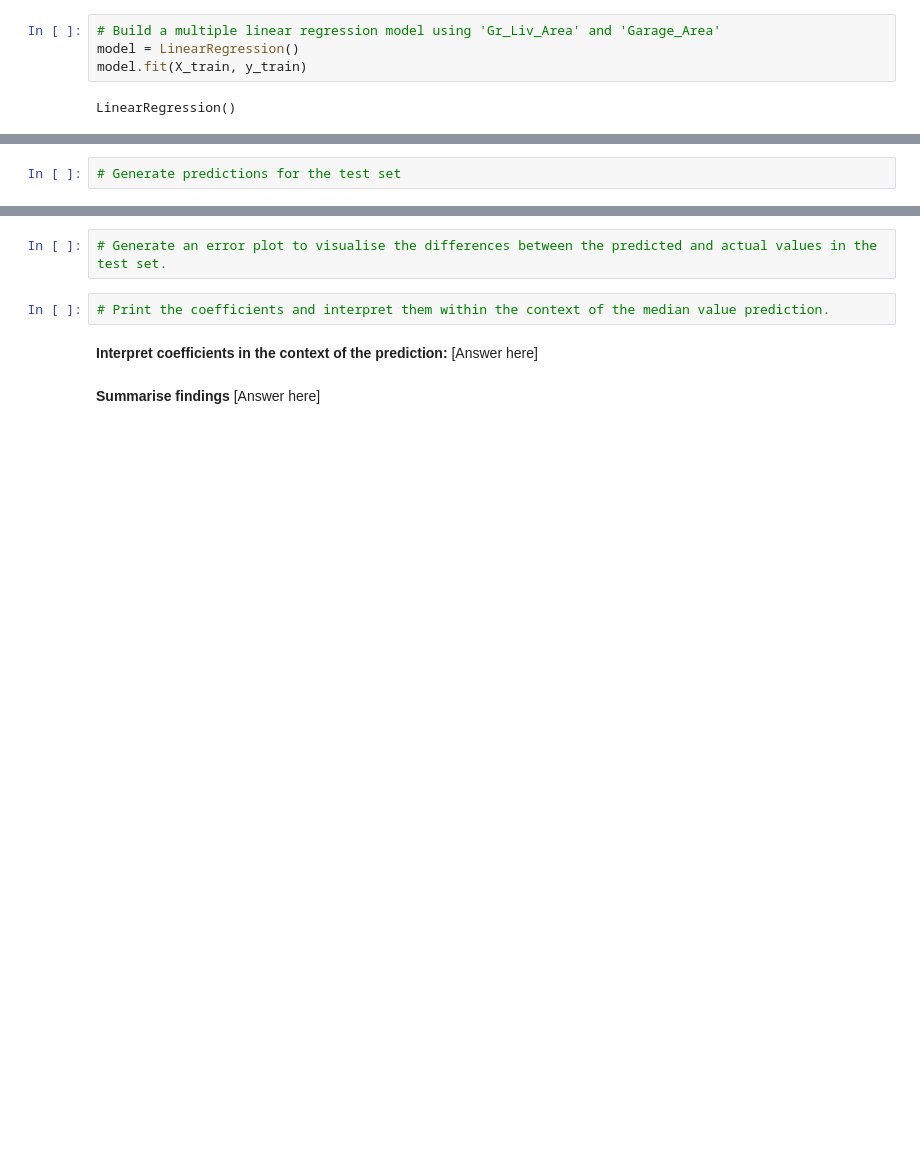
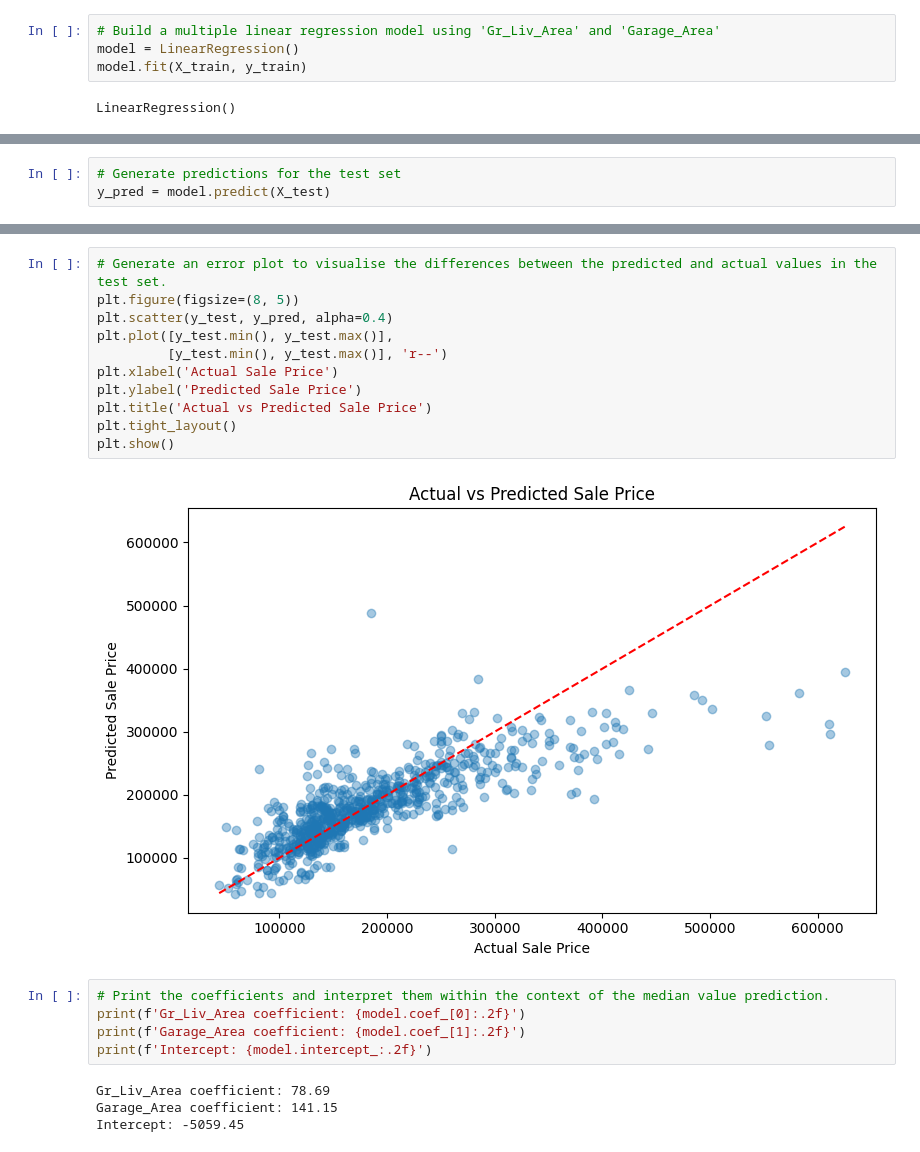
Before and after one commit to PerryRichardson/ames-house-price-regression, a Jupyter notebook: Linear_Regression_Ames.ipynb, the cells around one changed output, grey strips where cells are left out. Saved outputs shown, nothing was run; the diff lists cells and outputs as text; blank space fills up the shorter version.

```diff
--- a/Linear_Regression_Ames.ipynb
+++ b/Linear_Regression_Ames.ipynb
@@ -144,4 +145,5 @@ Intercept: -5059.448195610428
 # %%
 # Generate predictions for the test set
+y_pred = model.predict(X_test)
 # %%
 # Evaluate the model's performance by computing the mean squared error (MSE) or root mean squared error (RMSE) on the test set using sklearn.metrics.
@@ -148,10 +161,22 @@ Intercept: -5059.448195610428
 # %%
 # Generate an error plot to visualise the differences between the predicted and actual values in the test set.
+plt.figure(figsize=(8, 5))
+plt.scatter(y_test, y_pred, alpha=0.4)
+plt.plot([y_test.min(), y_test.max()],
+         [y_test.min(), y_test.max()], 'r--')
+plt.xlabel('Actual Sale Price')
+plt.ylabel('Predicted Sale Price')
+plt.title('Actual vs Predicted Sale Price')
+plt.tight_layout()
+plt.show()
+# %% [output]
+[figure, added]
 # %%
 # Print the coefficients and interpret them within the context of the median value prediction.
+print(f'Gr_Liv_Area coefficient: {model.coef_[0]:.2f}')
+print(f'Garage_Area coefficient: {model.coef_[1]:.2f}')
+print(f'Intercept: {model.intercept_:.2f}')
+# %% [output]
+Gr_Liv_Area coefficient: 78.69
+Garage_Area coefficient: 141.15
+Intercept: -5059.45
-# %% [markdown]
-**Interpret coefficients in the context of the prediction:**
-[Answer here]
-# %% [markdown]
-**Summarise findings**
-[Answer here]
```
Also changed, not shown: parts of 4 cells of this notebook.
